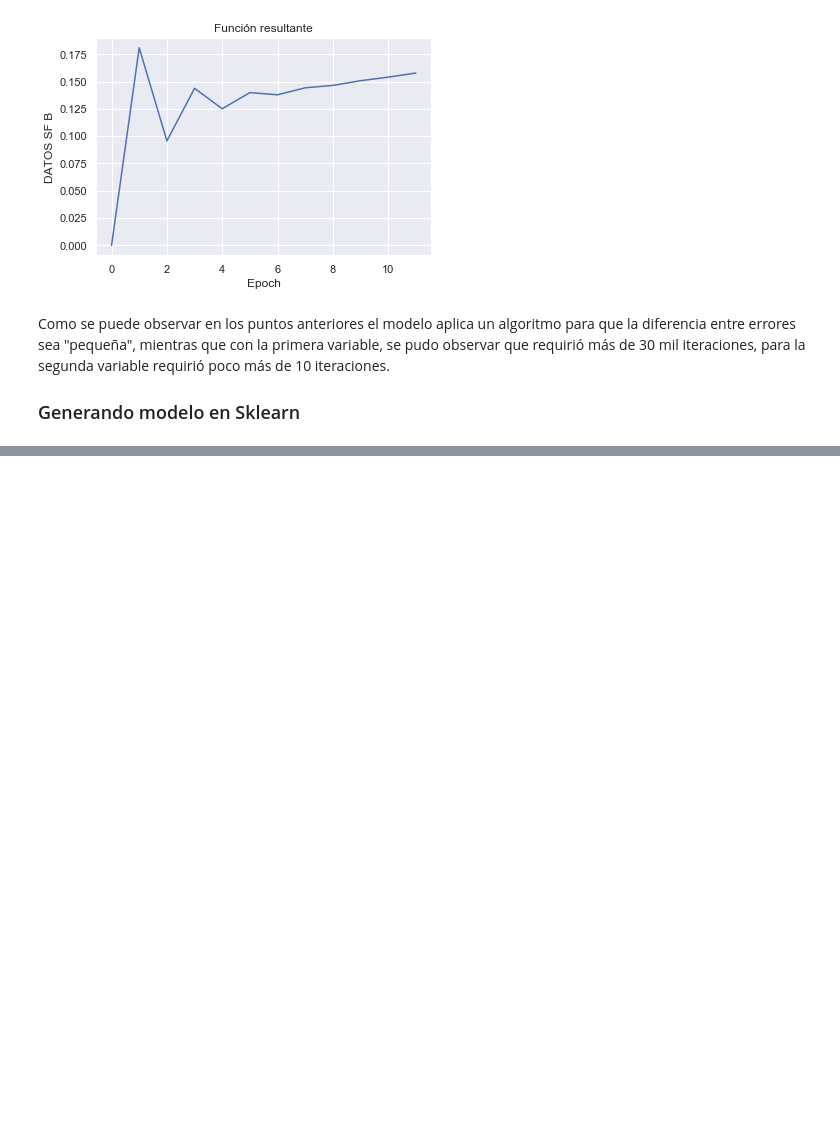
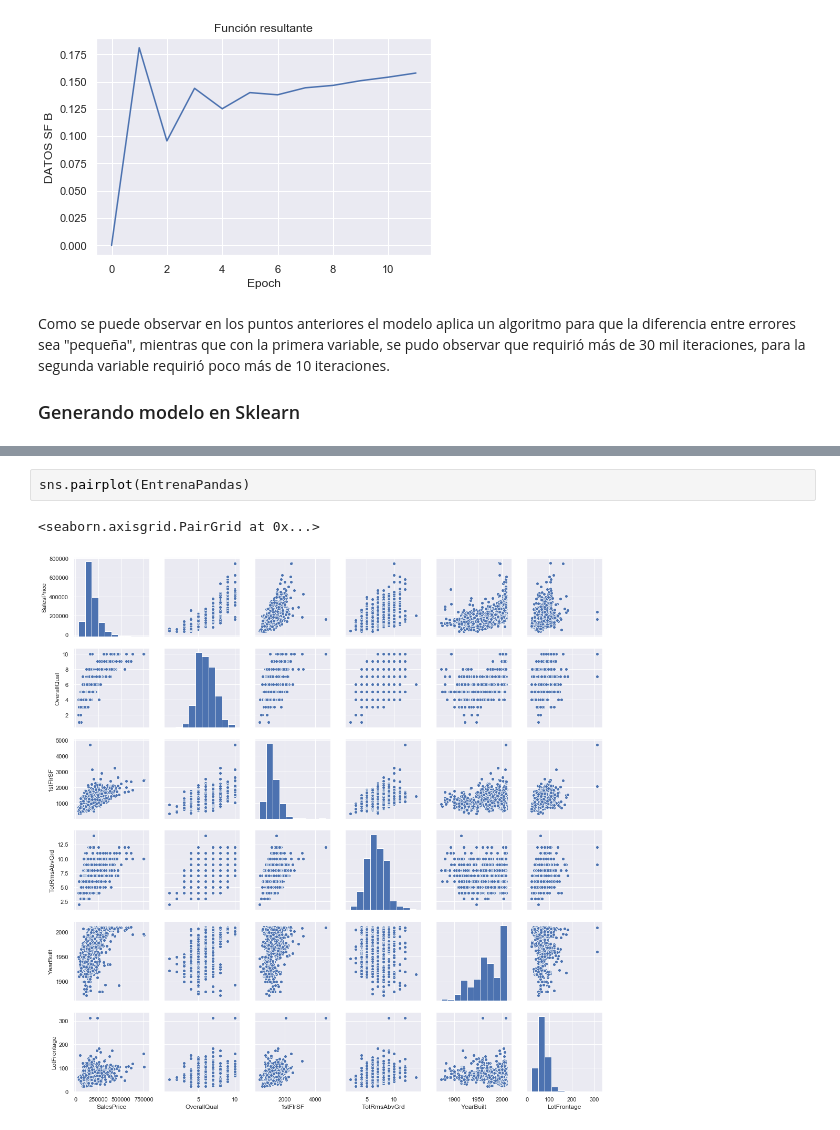
Before and after one commit to dvallesc/01-proyectoCienciaDeDatos, a Jupyter notebook: Proyecto_DiegoValle_20003022.ipynb, the cells around one changed output, grey strips where cells are left out. Drawn from its saved outputs; the diff is of its cells as text; blank space fills up the shorter version.

```diff
--- a/Proyecto_DiegoValle_20003022.ipynb
+++ b/Proyecto_DiegoValle_20003022.ipynb
@@ -332,0 +327,5 @@ print(' y = {0} * x + {1}'.format(m2, b2))
+# %%
+sns.pairplot(EntrenaPandas)
+# %% [output]
+<seaborn.axisgrid.PairGrid at 0x...>
+[figure, added]
```
Also changed, not shown: parts of 8 cells of this notebook.
